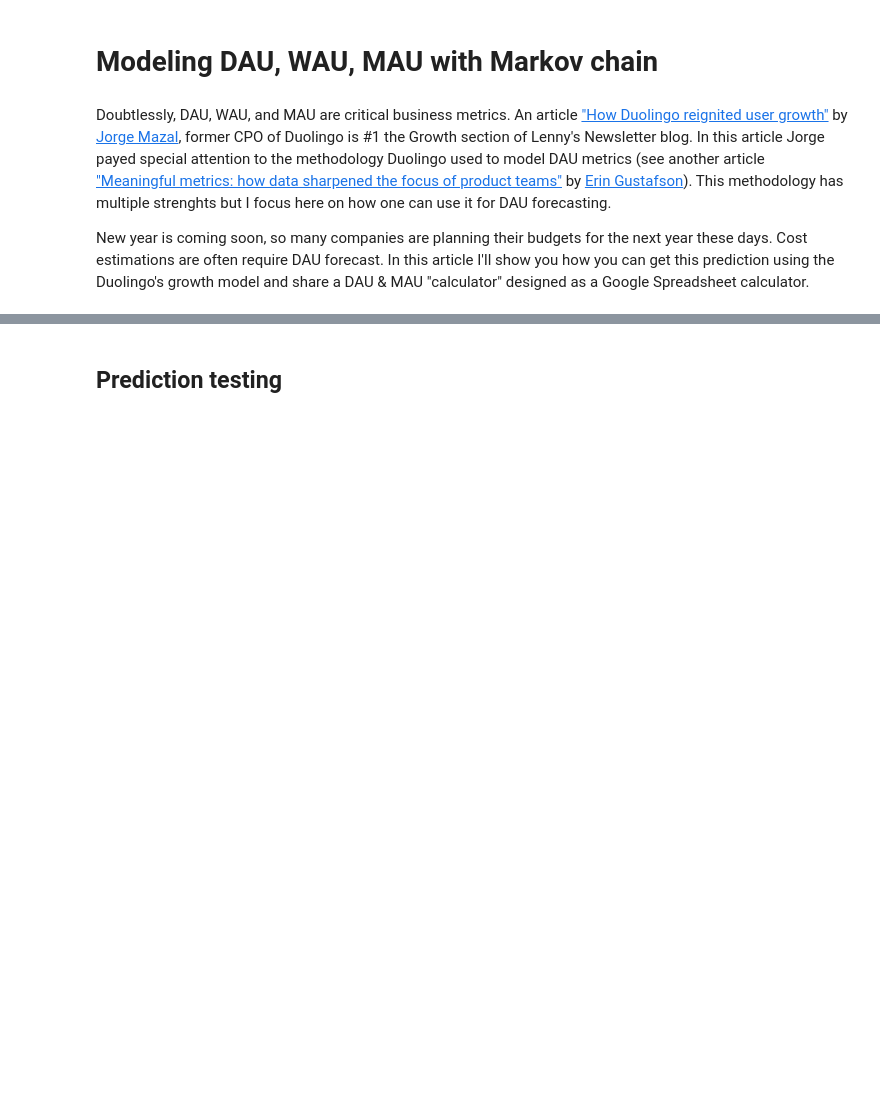
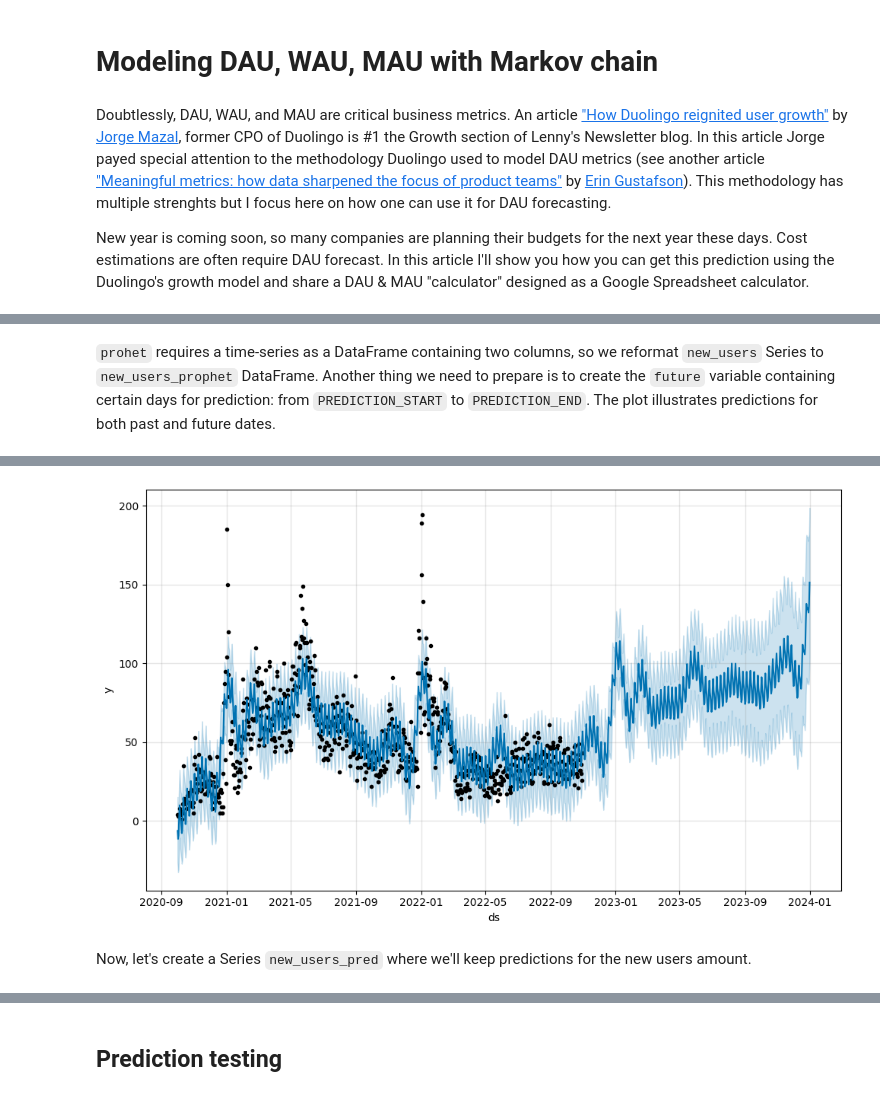
Before and after one commit to wowone/wowone.github.io, a Jupyter notebook: notebooks/2024-11-01_dau_prediction/dau_prediction.ipynb, the cells around one changed output, grey strips where cells are left out. Cells and saved outputs as stored; diff of their text form; code cells hidden in the pictures; blank space fills up the shorter version.

```diff
--- a/notebooks/2024-11-01_dau_prediction/dau_prediction.ipynb
+++ b/notebooks/2024-11-01_dau_prediction/dau_prediction.ipynb
@@ -51 +55,4 @@ Finally, the algorithm looks like this:
+# %%
+PREDICTION_START = '2022-11-01'
+PREDICTION_END = '2023-12-31'
 # %% [markdown]
@@ -54,0 +62,8 @@ Finally, the algorithm looks like this:
+# %%
+import pandas as pd
+
+df = pd.read_csv('dau_data.csv.gz', compression='gzip')
+print(f'Shape: {df.shape}')
+print(f'Total users: {df['user_id'].nunique()}')
+print(f'Data range: [{df['date'].min()}, {df['date'].max()}]')
+df.head()
@@ -54,0 +88,6 @@ Finally, the algorithm looks like this:
+# %%
+new_users = df[df['date'] == df['registration_date']]\
+    .assign(date=pd.to_datetime(df['date']))\
+    .groupby('date').size()
+
+new_users.head()
@@ -54,0 +102,13 @@ Finally, the algorithm looks like this:
+# %% [markdown]
+`prohet` requires a time-series as a DataFrame containing two columns, so we reformat `new_users` Series to `new_users_prophet` DataFrame. Another thing we need to prepare is to create the `future` variable containing certain days for prediction: from `PREDICTION_START` to `PREDICTION_END`. The plot illustrates predictions for both past and future dates.
+# %%
+from prophet import Prophet
+
+m = Prophet()
+new_users_prophet = pd.DataFrame({'ds': new_users.index, 'y': new_users.values})
+m.fit(new_users_prophet)
+
+periods = len(pd.date_range(PREDICTION_START, PREDICTION_END))
+future = m.make_future_dataframe(periods=periods)
+m.plot(m.predict(future));
+# %% [output]
@@ -54,0 +117,3 @@ Finally, the algorithm looks like this:
+[figure, added]
+# %% [markdown]
+Now, let's create a Series `new_users_pred` where we'll keep predictions for the new users amount.
```
Also changed, not shown: parts of 22 cells of this notebook, 8 other files.
